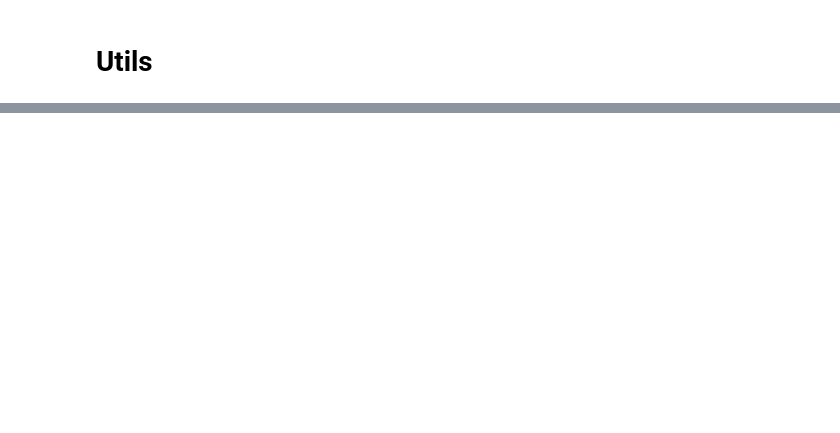
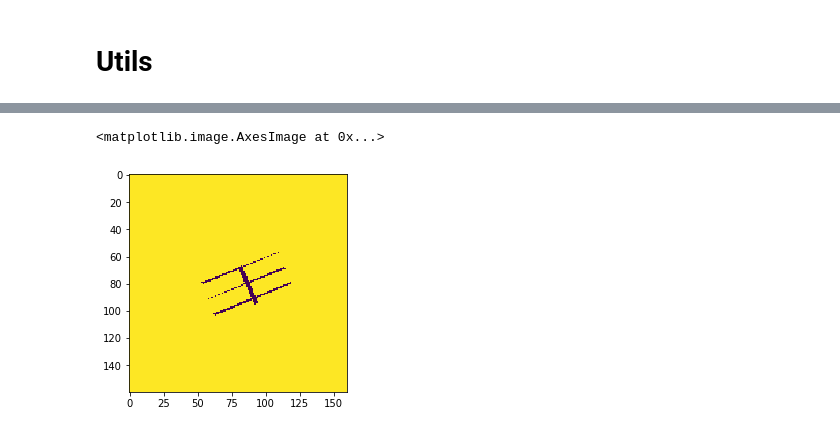
Before and after one commit to sophiaas/graph-bispectrum, a Jupyter notebook: revcorr_nearest_neighbor.ipynb, the cells around one changed output, grey strips where cells are left out. Cells and saved outputs as stored; diff of their text form; code cells hidden in the pictures; blank space fills up the shorter version.

```diff
--- a/revcorr_nearest_neighbor.ipynb
+++ b/revcorr_nearest_neighbor.ipynb
@@ -72,0 +120,5 @@ IndexError: list index out of range
+# %%
+plt.imshow(shapes[7217])
+# %% [output]
+<matplotlib.image.AxesImage at 0x...>
+[figure, added]
```
Also changed, not shown: parts of 12 cells of this notebook.
